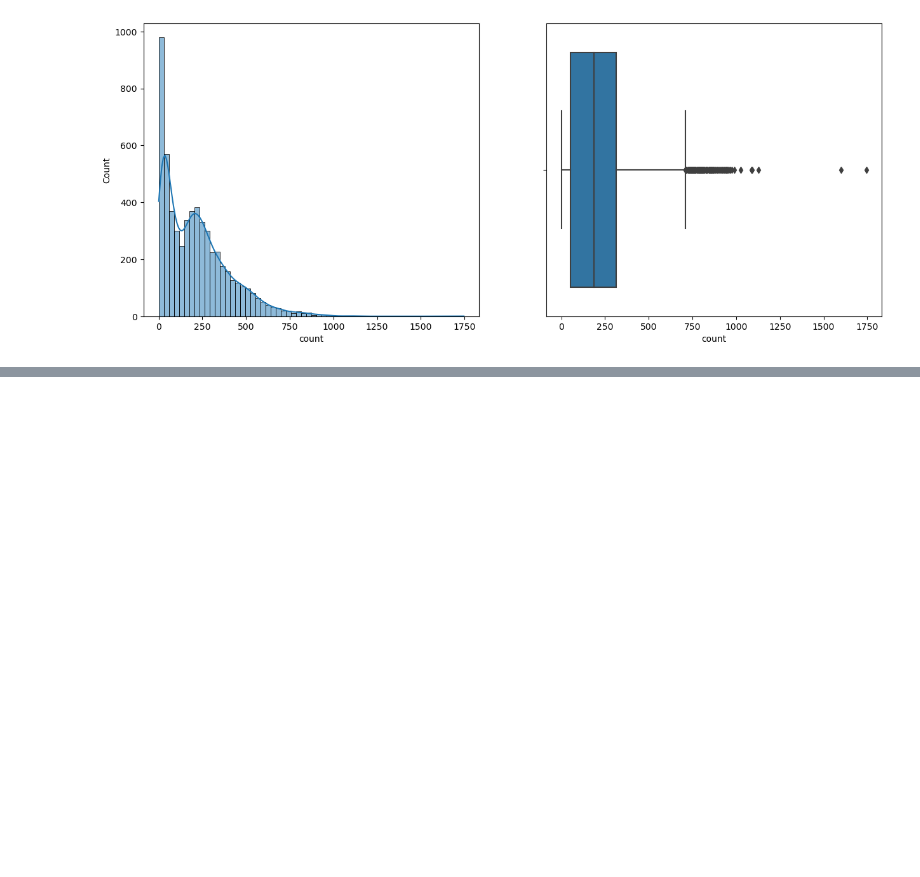
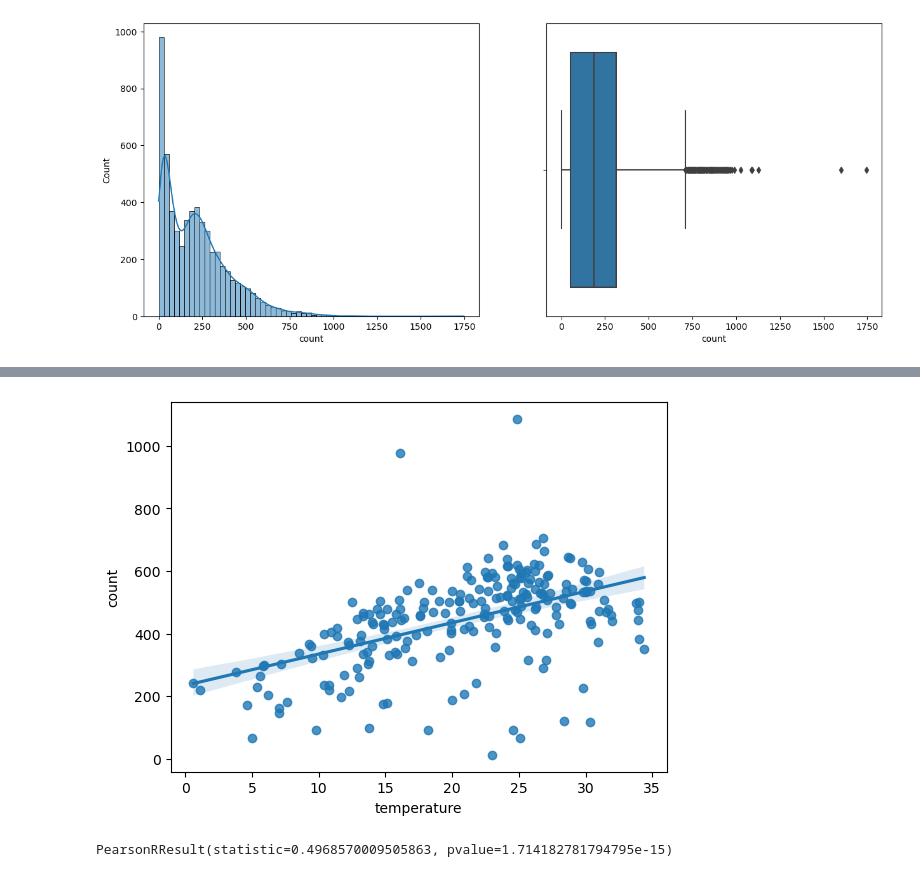
Before and after one commit to jjhh0210/PythonStudy, a Jupyter notebook: data_mining/project1_0215.ipynb, the cells around one changed output, grey strips where cells are left out. Saved outputs shown, nothing was run; the diff lists cells and outputs as text; code cells hidden in the pictures; blank space fills up the shorter version.

```diff
--- a/data_mining/project1_0215.ipynb
+++ b/data_mining/project1_0215.ipynb
@@ -274,0 +358,4 @@ histbox('count',sbike,bins=60)
+# %%
+#맑은날, 가장 많이 이용하는 시간대인 17,18,19시 의 온도만 분석
+sbike_day = sbike.loc[(sbike['hour'].isin([17.18,19])) & (sbike['precipitation']==0)]
+sbike_day
@@ -274,0 +376,5 @@ histbox('count',sbike,bins=60)
+# %%
+reg('temperature',y,sbike_day)
+# %% [output]
+[figure, added]
+PearsonRResult(statistic=0.4968570009505863, pvalue=1.714182781794795e-15)
```
Also changed, not shown: parts of 26 cells of this notebook.
